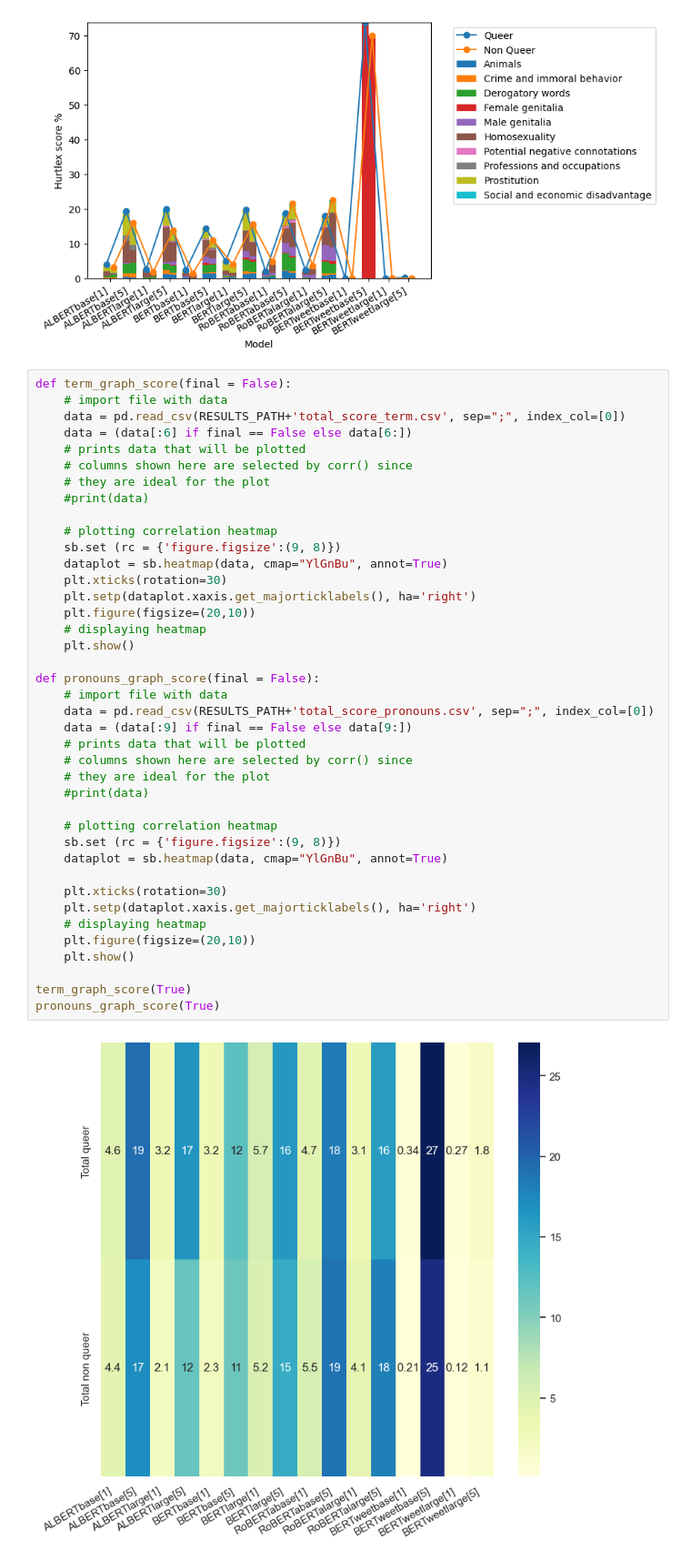
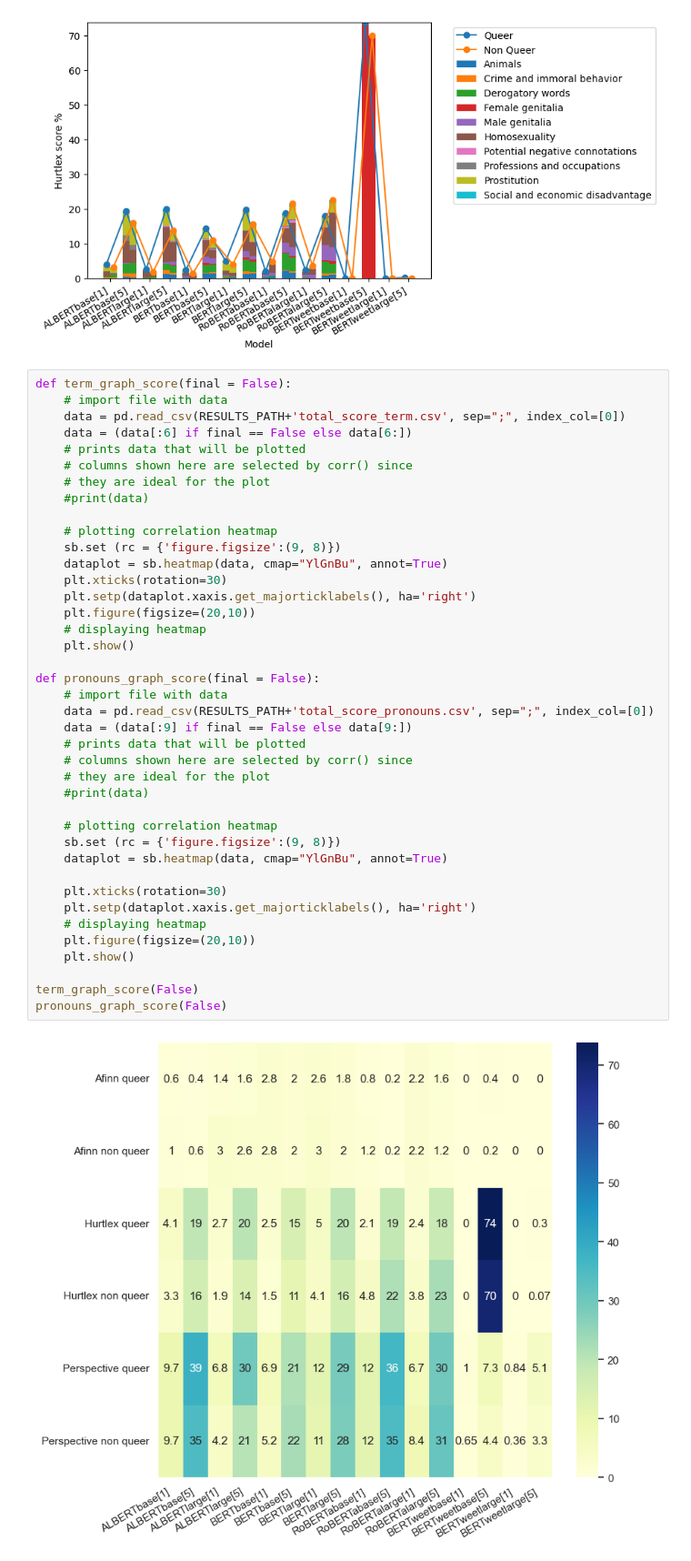
Before and after one commit to MaeSosto/QueerBench, a Jupyter notebook: src/queer_graph.ipynb, the cells around one changed output. Shown at 91% size. Drawn from its saved outputs; the diff is of its cells as text.

```diff
--- a/src/queer_graph.ipynb
+++ b/src/queer_graph.ipynb
@@ -417,34 +417,34 @@ def term_graph_score(final = False):
 
     # plotting correlation heatmap
     sb.set (rc = {'figure.figsize':(9, 8)})
     dataplot = sb.heatmap(data, cmap="YlGnBu", annot=True)
     plt.xticks(rotation=30)
     plt.setp(dataplot.xaxis.get_majorticklabels(), ha='right')
     plt.figure(figsize=(20,10))
     # displaying heatmap
     plt.show()
 
 def pronouns_graph_score(final = False):
     # import file with data
     data = pd.read_csv(RESULTS_PATH+'total_score_pronouns.csv', sep=";", index_col=[0])
     data = (data[:9] if final == False else data[9:])
     # prints data that will be plotted
     # columns shown here are selected by corr() since
     # they are ideal for the plot
     #print(data)
 
     # plotting correlation heatmap
     sb.set (rc = {'figure.figsize':(9, 8)})
     dataplot = sb.heatmap(data, cmap="YlGnBu", annot=True)
 
     plt.xticks(rotation=30)
     plt.setp(dataplot.xaxis.get_majorticklabels(), ha='right')
     # displaying heatmap
     plt.figure(figsize=(20,10))
     plt.show()
 
-term_graph_score(True)
-pronouns_graph_score(True)
+term_graph_score(False)
+pronouns_graph_score(False)
 # %% [output]
-[figure, old version]
+[figure, new version]
 <Figure size 2000x1000 with 0 Axes>
```
Also changed, not shown: parts of 1 cell of this notebook, 8 other files.
